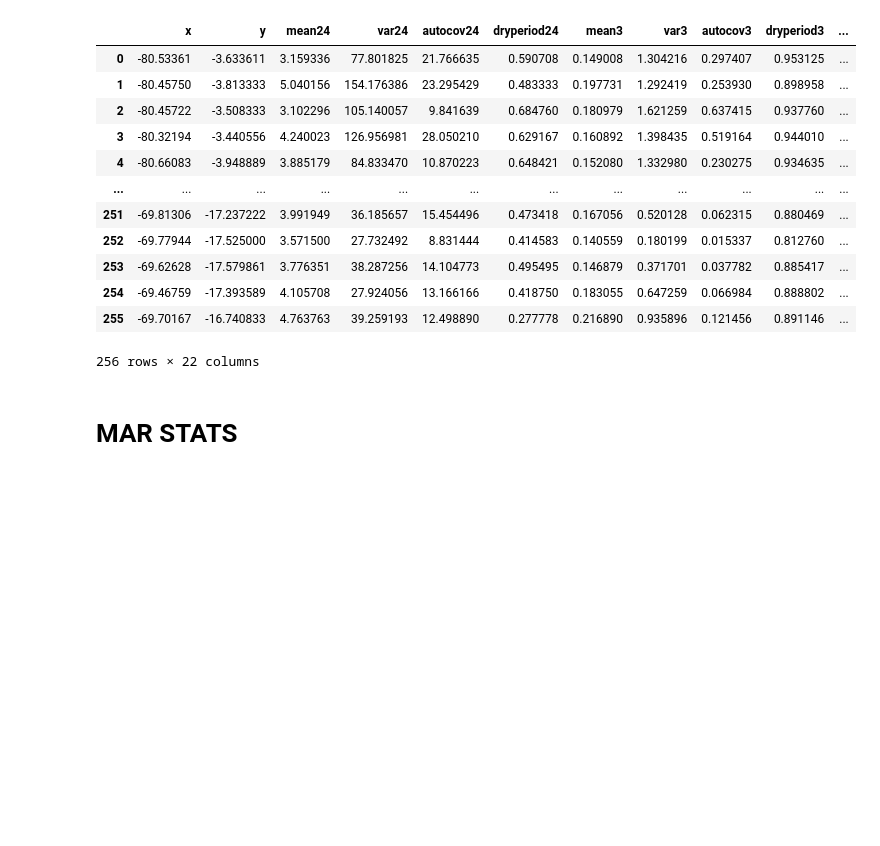
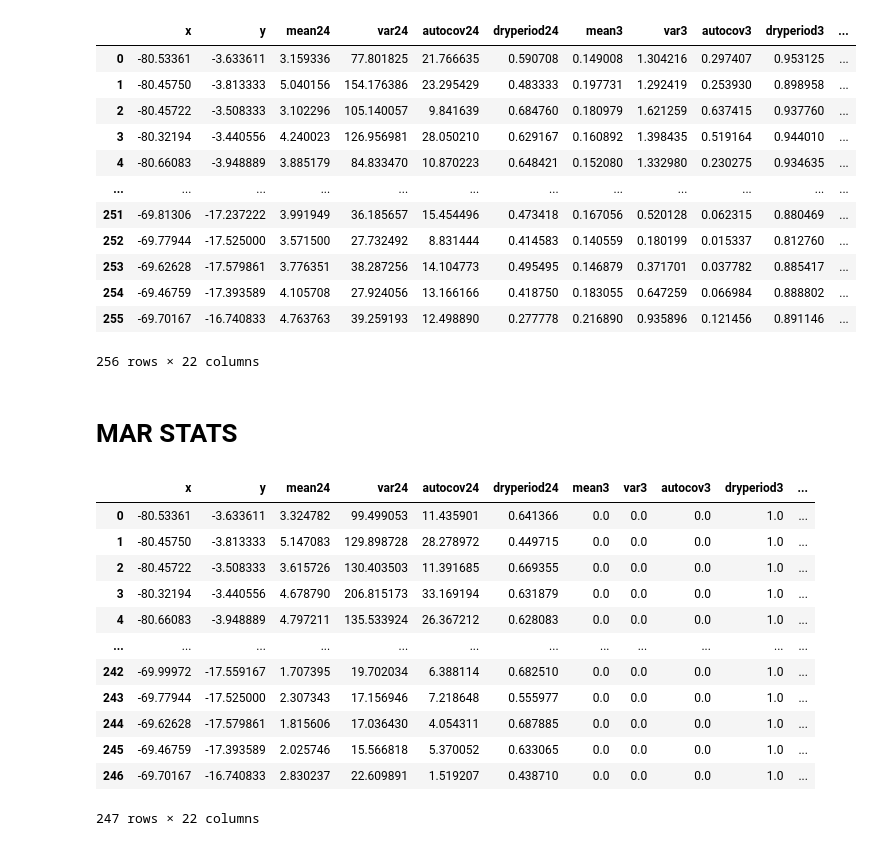
Before and after one commit to JoseZevallosR/TrmmCorrection, a Jupyter notebook: code/TRMM_Correction.ipynb, the cells around one changed output. Saved outputs shown, nothing was run; the diff lists cells and outputs as text; code cells hidden in the pictures; blank space fills up the shorter version.

```diff
--- a/code/TRMM_Correction.ipynb
+++ b/code/TRMM_Correction.ipynb
@@ -240,3 +240,9 @@ stats_month(feb_sat_hourly,feb_obs_daily,posiciones)
 rng=pd.date_range('1998-01-01 00:00:00','2014-12-31 21:00:00', freq='3H')
 mar_sat_hourly,posiciones,mar_hourly_date=csv_trmm(file='D:/Proyectos_GitHub/TrmmCorrection/data/TRMM_NATIONAL_MAR.csv',month=3,month_hourly_date=rng)
 mar_sat_daily=mar_sat_hourly.groupby(pd.Grouper(freq='24h')).agg(np.sum)
+# %%
+#todos los datos diarios dentro del rango de tiempo del TRMM
+rng=pd.date_range('1998-01-01','2014-12-31', freq='d')
+mar_sat_daily,mar_obs_daily,daily_dates=common_period(rng,3,obs_daily,mar_sat_daily)
+# %%
+posiciones,mar_sat_daily,mar_obs_daily,mar_sat_hourly=filter_months_complete(0.8,mar_obs_daily,mar_sat_daily,posiciones,mar_sat_hourly)
@@ -242,0 +251,16 @@ mar_sat_daily=mar_sat_hourly.groupby(pd.Grouper(freq='24h')).agg(np.sum)
+# %%
+stats_month(mar_sat_hourly,mar_obs_daily,posiciones)
+# %% [output]
+|  | x | y | mean24 | var24 | autocov24 | dryperiod24 | mean3 | var3 | autocov3 | dryperiod3 | ... |
+| 0 | -80.53361 | -3.633611 | 3.324782 | 99.499053 | 11.435901 | 0.641366 | 0.0 | 0.0 | 0.0 | 1.0 | ... |
+| 1 | -80.45750 | -3.813333 | 5.147083 | 129.898728 | 28.278972 | 0.449715 | 0.0 | 0.0 | 0.0 | 1.0 | ... |
+| 2 | -80.45722 | -3.508333 | 3.615726 | 130.403503 | 11.391685 | 0.669355 | 0.0 | 0.0 | 0.0 | 1.0 | ... |
+| 3 | -80.32194 | -3.440556 | 4.678790 | 206.815173 | 33.169194 | 0.631879 | 0.0 | 0.0 | 0.0 | 1.0 | ... |
+| 4 | -80.66083 | -3.948889 | 4.797211 | 135.533924 | 26.367212 | 0.628083 | 0.0 | 0.0 | 0.0 | 1.0 | ... |
+| ... | ... | ... | ... | ... | ... | ... | ... | ... | ... | ... | ... |
+| 242 | -69.99972 | -17.559167 | 1.707395 | 19.702034 | 6.388114 | 0.682510 | 0.0 | 0.0 | 0.0 | 1.0 | ... |
+| 243 | -69.77944 | -17.525000 | 2.307343 | 17.156946 | 7.218648 | 0.555977 | 0.0 | 0.0 | 0.0 | 1.0 | ... |
+| 244 | -69.62628 | -17.579861 | 1.815606 | 17.036430 | 4.054311 | 0.687885 | 0.0 | 0.0 | 0.0 | 1.0 | ... |
+| 245 | -69.46759 | -17.393589 | 2.025746 | 15.566818 | 5.370052 | 0.633065 | 0.0 | 0.0 | 0.0 | 1.0 | ... |
+| 246 | -69.70167 | -16.740833 | 2.830237 | 22.609891 | 1.519207 | 0.438710 | 0.0 | 0.0 | 0.0 | 1.0 | ... |
+247 rows × 22 columns
```
Also changed, not shown: parts of 1 cell of this notebook.
